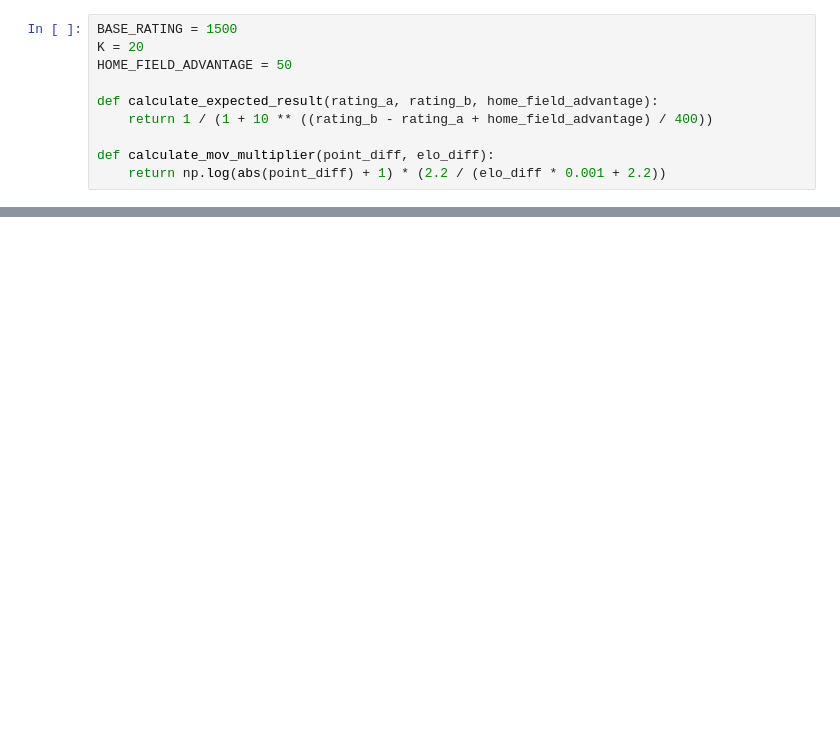
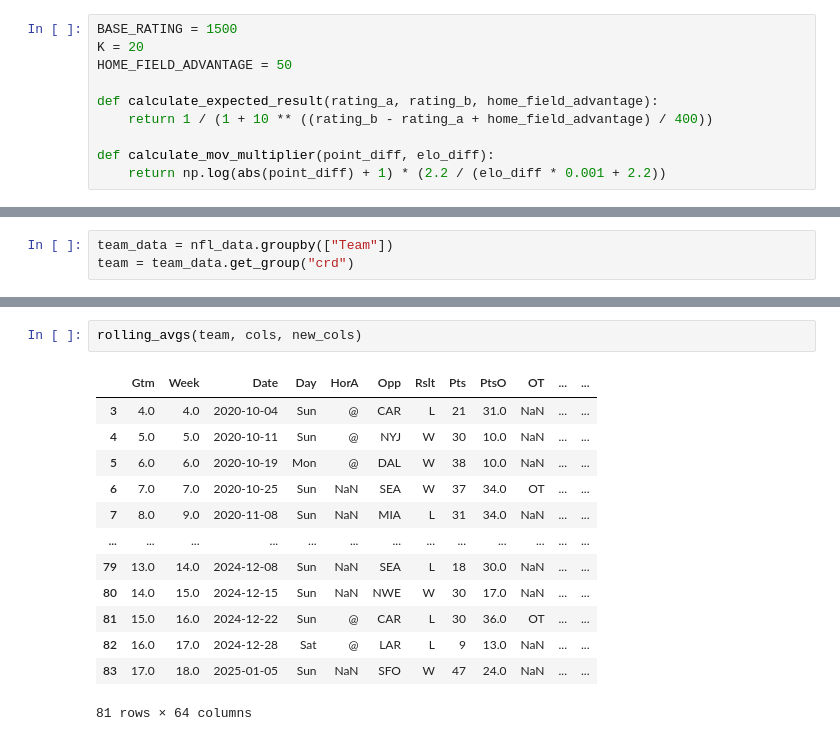
Before and after one commit to TaewonYu17/NFL-Game-Predictor, a Jupyter notebook: nfl_game_predictor.ipynb, the cells around one changed output, grey strips where cells are left out. Saved outputs shown, nothing was run; the diff lists cells and outputs as text; blank space fills up the shorter version.

```diff
--- a/nfl_game_predictor.ipynb
+++ b/nfl_game_predictor.ipynb
@@ -198,0 +311,3 @@ KeyError: "['Opp', 'Team_Elo_Before'] not in index"
+# %%
+team_data = nfl_data.groupby(["Team"])
+team = team_data.get_group("crd")
@@ -198,0 +333,16 @@ KeyError: "['Opp', 'Team_Elo_Before'] not in index"
+# %%
+rolling_avgs(team, cols, new_cols)
+# %% [output]
+|  | Gtm | Week | Date | Day | HorA | Opp | Rslt | Pts | PtsO | OT | ... | ... |
+| 3 | 4.0 | 4.0 | 2020-10-04 | Sun | @ | CAR | L | 21 | 31.0 | NaN | ... | ... |
+| 4 | 5.0 | 5.0 | 2020-10-11 | Sun | @ | NYJ | W | 30 | 10.0 | NaN | ... | ... |
+| 5 | 6.0 | 6.0 | 2020-10-19 | Mon | @ | DAL | W | 38 | 10.0 | NaN | ... | ... |
+| 6 | 7.0 | 7.0 | 2020-10-25 | Sun | NaN | SEA | W | 37 | 34.0 | OT | ... | ... |
+| 7 | 8.0 | 9.0 | 2020-11-08 | Sun | NaN | MIA | L | 31 | 34.0 | NaN | ... | ... |
+| ... | ... | ... | ... | ... | ... | ... | ... | ... | ... | ... | ... | ... |
+| 79 | 13.0 | 14.0 | 2024-12-08 | Sun | NaN | SEA | L | 18 | 30.0 | NaN | ... | ... |
+| 80 | 14.0 | 15.0 | 2024-12-15 | Sun | NaN | NWE | W | 30 | 17.0 | NaN | ... | ... |
+| 81 | 15.0 | 16.0 | 2024-12-22 | Sun | @ | CAR | L | 30 | 36.0 | OT | ... | ... |
+| 82 | 16.0 | 17.0 | 2024-12-28 | Sat | @ | LAR | L | 9 | 13.0 | NaN | ... | ... |
+| 83 | 17.0 | 18.0 | 2025-01-05 | Sun | NaN | SFO | W | 47 | 24.0 | NaN | ... | ... |
+81 rows × 64 columns
```
Also changed, not shown: parts of 20 cells of this notebook.
